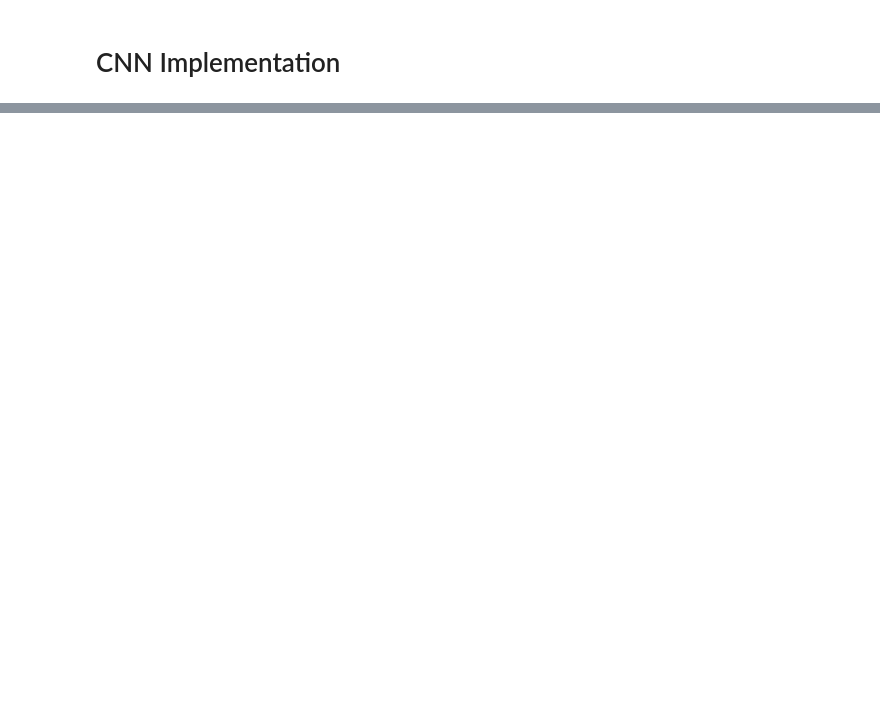
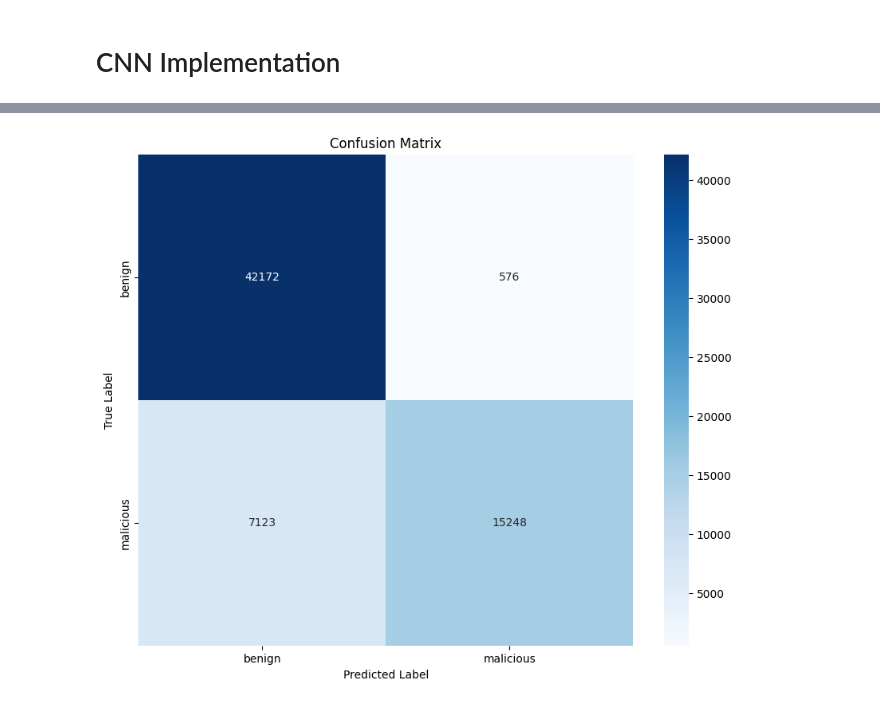
Before and after one commit to JosueMolinaMorales/malicious-url-classification, a Jupyter notebook: classify.ipynb, the cells around one changed output, grey strips where cells are left out. Drawn from its saved outputs; the diff is of its cells as text; code cells hidden in the pictures; blank space fills up the shorter version.

Commit message:
fix cnn model, display confusion matrix

```diff
--- a/classify.ipynb
+++ b/classify.ipynb
@@ -169 +178,13 @@ weighted avg     0.9216    0.9179    0.9161     74909
+# %%
+label_encoder = LabelEncoder()
+
+all_labels = np.concatenate((y_train, y_test, y_val))
+label_encoder.fit(all_labels)
+
+X_train = np.array(X_train)
+X_test = np.array(X_test)
+y_train = label_encoder.transform(y_train)
+y_test = label_encoder.transform(y_test)
+y_val = label_encoder.transform(y_val)
+X_val = np.array(X_val)
 # %%
@@ -212,0 +251,14 @@ print(f"Classification Report:\n{class_report}")
+# %%
+# Display the confusion matrix
+import seaborn as sns
+import matplotlib.pyplot as plt
+
+class_labels = ["benign", "malicious"]
+plt.figure(figsize=(10, 8))
+sns.heatmap(conf_matrix, annot=True, cmap="Blues", fmt="d", xticklabels=class_labels, yticklabels=class_labels)
+plt.title("Confusion Matrix")
+plt.xlabel("Predicted Label")
+plt.ylabel("True Label")
+plt.show()
+# %% [output]
+[figure, added]
```
Also changed, not shown: parts of 9 cells of this notebook.
